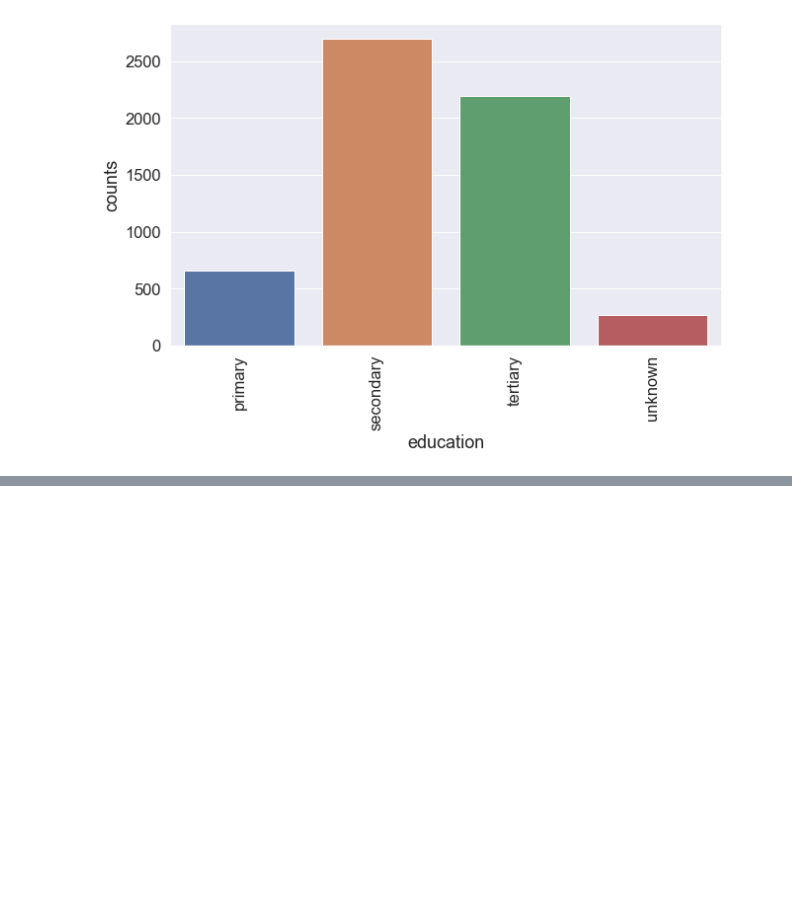
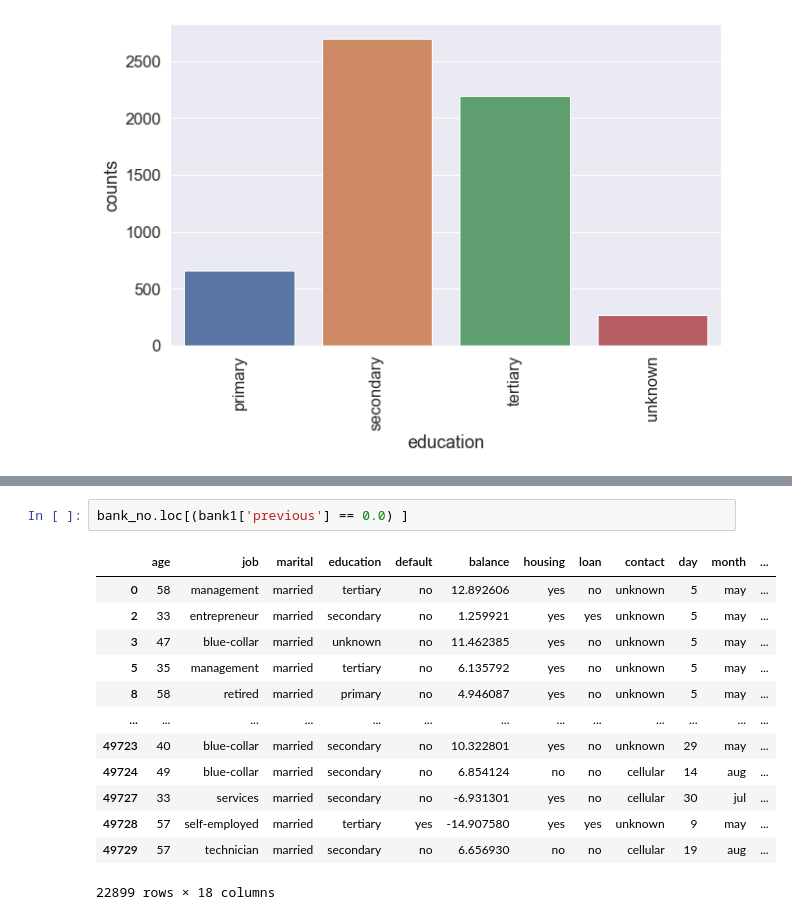
Before and after one commit to rhythmbhavsar/Bank-Marketing, a Jupyter notebook: Bank Marketing.ipynb, the cells around one changed output, grey strips where cells are left out. Drawn from its saved outputs; the diff is of its cells as text; blank space fills up the shorter version.

```diff
--- a/Bank Marketing.ipynb
+++ b/Bank Marketing.ipynb
@@ -631,0 +666,16 @@ bank1.loc[(bank1['marital'] == 'married') & (bank1['y'] == 'no')]
+# %%
+bank_no.loc[(bank1['previous'] == 0.0) ]
+# %% [output]
+|  | age | job | marital | education | default | balance | housing | loan | contact | day | month | ... |
+| 0 | 58 | management | married | tertiary | no | 12.892606 | yes | no | unknown | 5 | may | ... |
+| 2 | 33 | entrepreneur | married | secondary | no | 1.259921 | yes | yes | unknown | 5 | may | ... |
+| 3 | 47 | blue-collar | married | unknown | no | 11.462385 | yes | no | unknown | 5 | may | ... |
+| 5 | 35 | management | married | tertiary | no | 6.135792 | yes | no | unknown | 5 | may | ... |
+| 8 | 58 | retired | married | primary | no | 4.946087 | yes | no | unknown | 5 | may | ... |
+| ... | ... | ... | ... | ... | ... | ... | ... | ... | ... | ... | ... | ... |
+| 49723 | 40 | blue-collar | married | secondary | no | 10.322801 | yes | no | unknown | 29 | may | ... |
+| 49724 | 49 | blue-collar | married | secondary | no | 6.854124 | no | no | cellular | 14 | aug | ... |
+| 49727 | 33 | services | married | secondary | no | -6.931301 | yes | no | cellular | 30 | jul | ... |
+| 49728 | 57 | self-employed | married | tertiary | yes | -14.907580 | yes | yes | unknown | 9 | may | ... |
+| 49729 | 57 | technician | married | secondary | no | 6.656930 | no | no | cellular | 19 | aug | ... |
+22899 rows × 18 columns
```
Also changed, not shown: parts of 25 cells of this notebook.
